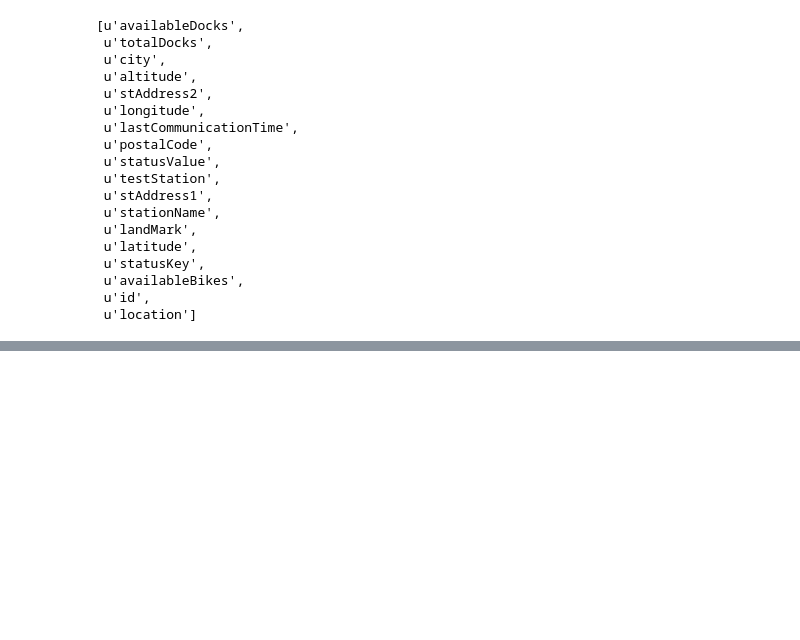
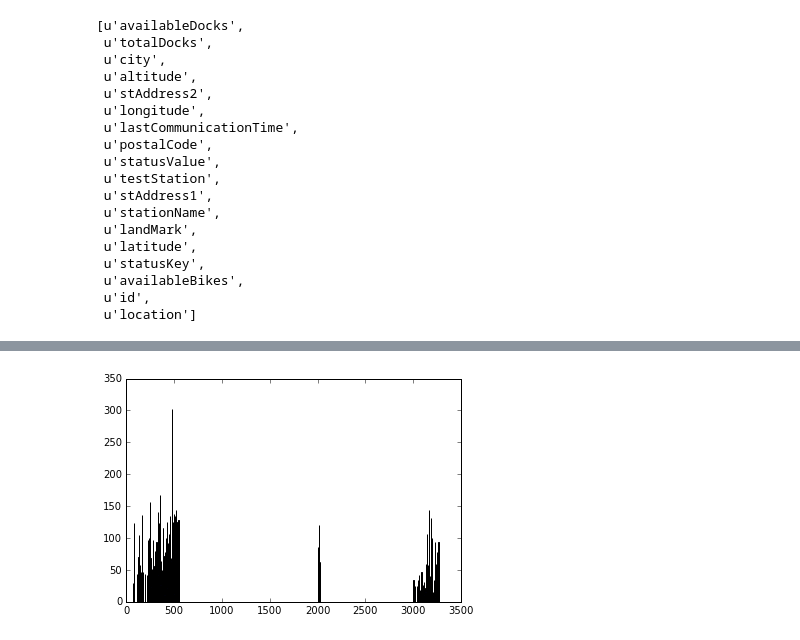
Before and after one commit to bwilson668/thinkful, a Jupyter notebook: unit-3/citibike.ipynb, the cells around one changed output, grey strips where cells are left out. Saved outputs shown, nothing was run; the diff lists cells and outputs as text; code cells hidden in the pictures; blank space fills up the shorter version.

```diff
--- a/unit-3/citibike.ipynb
+++ b/unit-3/citibike.ipynb
@@ -121,0 +202,11 @@ plt.show()
+# %%
+id_bikes = collections.defaultdict(int)
+
+for station in r.json()['stationBeanList']:
+    id_bikes[station['id']] = station['availableBikes']
+
+with con:
+    for k, v in id_bikes.iteritems():
+        # does Windows really have a different EPOCH time?
+        cur.execute("UPDATE available_bikes SET _" + str(k) + " = " + str(v) + " " \
+                    "WHERE execution_time = " + exec_time.strftime('%S') + ";")
@@ -121,0 +217,10 @@ plt.show()
+# %%
+import pandas as pd
+import sqlite3 as lite
+
+con = lite.connect('citi_bike.db')
+cur = con.cursor()
+
+# looks like that even with the sleep the script made multiple requests in one minute...
+df = pd.read_sql_query("SELECT * FROM available_bikes ORDER BY execution_time", con, index_col="execution_time")
+df[0:4]
@@ -121,0 +247,11 @@ plt.show()
+# %%
+hour_change = collections.defaultdict(int) # step 1
+
+for col in df.columns: # step 2
+    station_vals = df[col].tolist() # step 3
+    station_id = col[1:] # trims the "_" from the start of the station id
+    station_change = 0 # step 4 start
+    for k, v in enumerate(station_vals):
+        if k < len(station_vals) - 1:
+            station_change += abs(station_vals[k] - station_vals[k+1]) # step 4 end
+    hour_change[int(station_id)] = station_change # step 5
@@ -121,0 +284,7 @@ plt.show()
+# %%
+import matplotlib.pyplot as plf
+
+plt.bar(hour_change.keys(), hour_change.values())
+plt.show()
+# %% [output]
+[figure, added]
```
Also changed, not shown: parts of 21 cells of this notebook, 2 other files.
